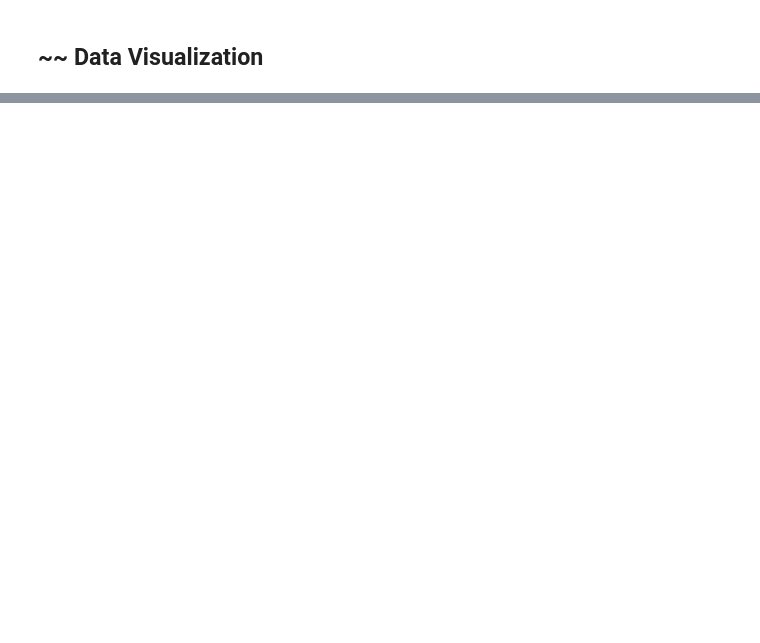
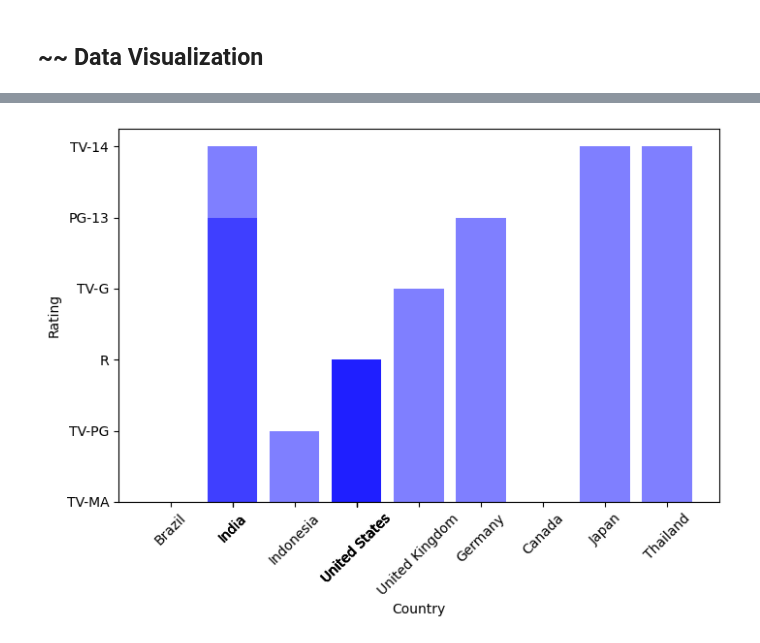
Before and after one commit to gulcan7414/uwa-dataanalytics-project1, a Jupyter notebook: project.ipynb, the cells around one changed output, grey strips where cells are left out. Saved outputs shown, nothing was run; the diff lists cells and outputs as text; code cells hidden in the pictures; blank space fills up the shorter version.

```diff
--- a/project.ipynb
+++ b/project.ipynb
@@ -109,7 +110,7 @@ df_Netflix_merged_country.head()
 | 4 | s1001 | TV Show | Blue Planet II | NaN | David Attenborough | 03-Dec-18 | 2017 | TV-G | 1 | British TV Shows, Docuseries, Sci... | ... |
 5 rows × 23 columns
 # %%
-df_Netflix_merged_country.drop(columns=['country7','country8','country9','country10', 'country11', 'country12'])
+df_Netflix_merged_country.drop(columns=['country4','country5','country6','country7','country8','country9','country10', 'country11', 'country12'], inplace=True)
 df_Netflix_merged_country.head()
 # %% [output]
 |  | show_id | type | title | director | cast | date_added | release_year | rating | duration | genres | ... |
@@ -214,0 +209,3 @@ df_Netflix_merged_country_genre.groupby(["genre1"]).count().sort_values(ascendin
+# %%
+df_Netflix_merged_country_genre.drop(columns=['country2','country3','genre2', 'genre3'], inplace=True)
+df_Netflix_merged_country_genre.head()
@@ -214,0 +219,17 @@ df_Netflix_merged_country_genre.groupby(["genre1"]).count().sort_values(ascendin
+# %%
+
+df_Netflix_merged_country_genre=df_Netflix_merged_country_genre.rename(columns={"show_id": "Show ID",
+                                                                                "type": "Type",
+                                                                                "title":"Title",
+                                                                                "director":"Director",
+                                                                                "cast":"Cast",
+                                                                                "date_added": "Date Added",
+                                                                                "release_year": "Release Year",
+                                                                                "rating": "Rating",
+                                                                                "duration":"Duration",
+                                                                                "description": "Description",
+                                                                                "country1": "Country 1",
+                                                                                "genre1": "Genre 1"
+                                                                                })
+
+df_Netflix_merged_country_genre
@@ -214,0 +250,5 @@ df_Netflix_merged_country_genre.groupby(["genre1"]).count().sort_values(ascendin
+# %%
+df_Netflix_merged_country_genre=df_Netflix_merged_country_genre[["Show ID","Type","Genre 1","Title","Director","Cast","Country 1",
+                                                                 "Date Added","Release Year","Rating",
+                                                                 "Duration","Description"]]
+df_Netflix_merged_country_genre
@@ -216,0 +282,11 @@ df_Netflix_merged_country_genre.groupby(["genre1"]).count().sort_values(ascendin
+# %%
+x_axis=df_Netflix_merged_country_genre["Country 1"].head(15)
+y_axis=df_Netflix_merged_country_genre["Rating"].head(15).astype(str)
+plt.figure(figsize=(8,5))
+plt.bar(x_axis[0:15],y_axis, color='b', alpha=0.5 )
+plt.xticks(x_axis[0:15], rotation=45)
+plt.xlabel("Country")
+plt.ylabel("Rating")
+plt.show()
+# %% [output]
+[figure, added]
```
Also changed, not shown: parts of 19 cells of this notebook.
